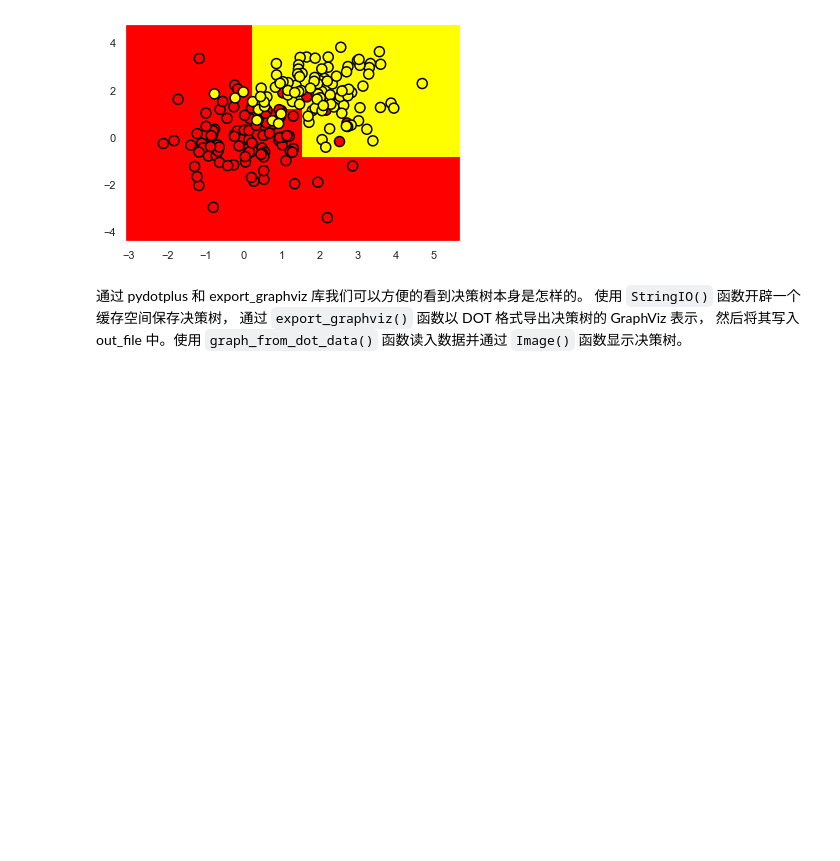
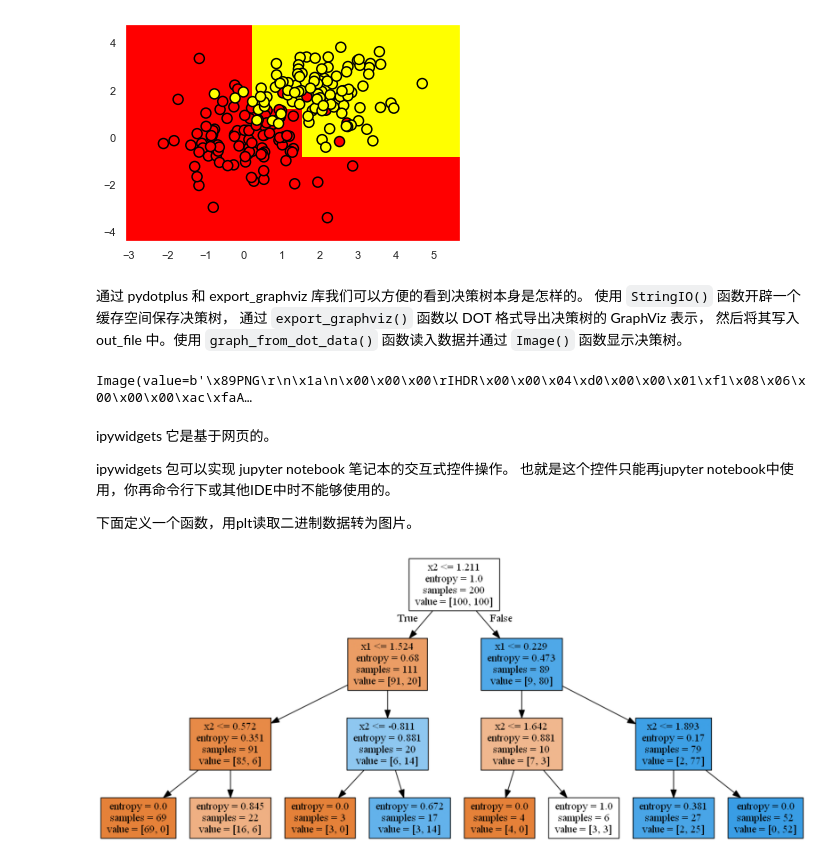
Before and after one commit to Hoshea2686/Tutorial20210629, a Jupyter notebook: CourseMachineLearning/study5.ipynb, the cells around one changed output. Cells and saved outputs as stored; diff of their text form; code cells hidden in the pictures; blank space fills up the shorter version.

```diff
--- a/CourseMachineLearning/study5.ipynb
+++ b/CourseMachineLearning/study5.ipynb
@@ -228,0 +234,33 @@ plt.scatter(train_data[:, 0], train_data[:, 1], c=train_labels, s=100,
+# %%
+from io import StringIO
+import pydotplus
+from sklearn.tree import export_graphviz
+dot_data = StringIO()
+export_graphviz(clf_tree, feature_names=['x1', 'x2'],
+                out_file=dot_data, filled=True)
+# %%
+from ipywidgets import Image
+graph = pydotplus.graph_from_dot_data(dot_data.getvalue())
+Image(value=graph.create_png())
+# %% [output]
+Image(value=b'\x89PNG\r\n\x1a\n\x00\x00\x00\rIHDR\x00\x00\x04\xd0\x00\x00\x01\xf1\x08\x06\x00\x00\x00\xac\xfaA…
+# %% [markdown]
+ipywidgets 它是基于网页的。
+
+ipywidgets 包可以实现 jupyter notebook 笔记本的交互式控件操作。
+也就是这个控件只能再jupyter notebook中使用，你再命令行下或其他IDE中时不能够使用的。
+
+下面定义一个函数，用plt读取二进制数据转为图片。
+# %%
+from io import BytesIO
+def show_dot_img(dot_data):
+    graph = pydotplus.graph_from_dot_data(dot_data.getvalue())
+    img = plt.imread(BytesIO(graph.create_png()), "png")
+    plt.figure(figsize=(50, 30))
+    plt.imshow(img)
+    plt.axis("off")
+    plt.show()
+# %%
+show_dot_img(dot_data)
+# %% [output]
+[figure, added]
```
Also changed, not shown: parts of 166 cells of this notebook, 15 other files.
